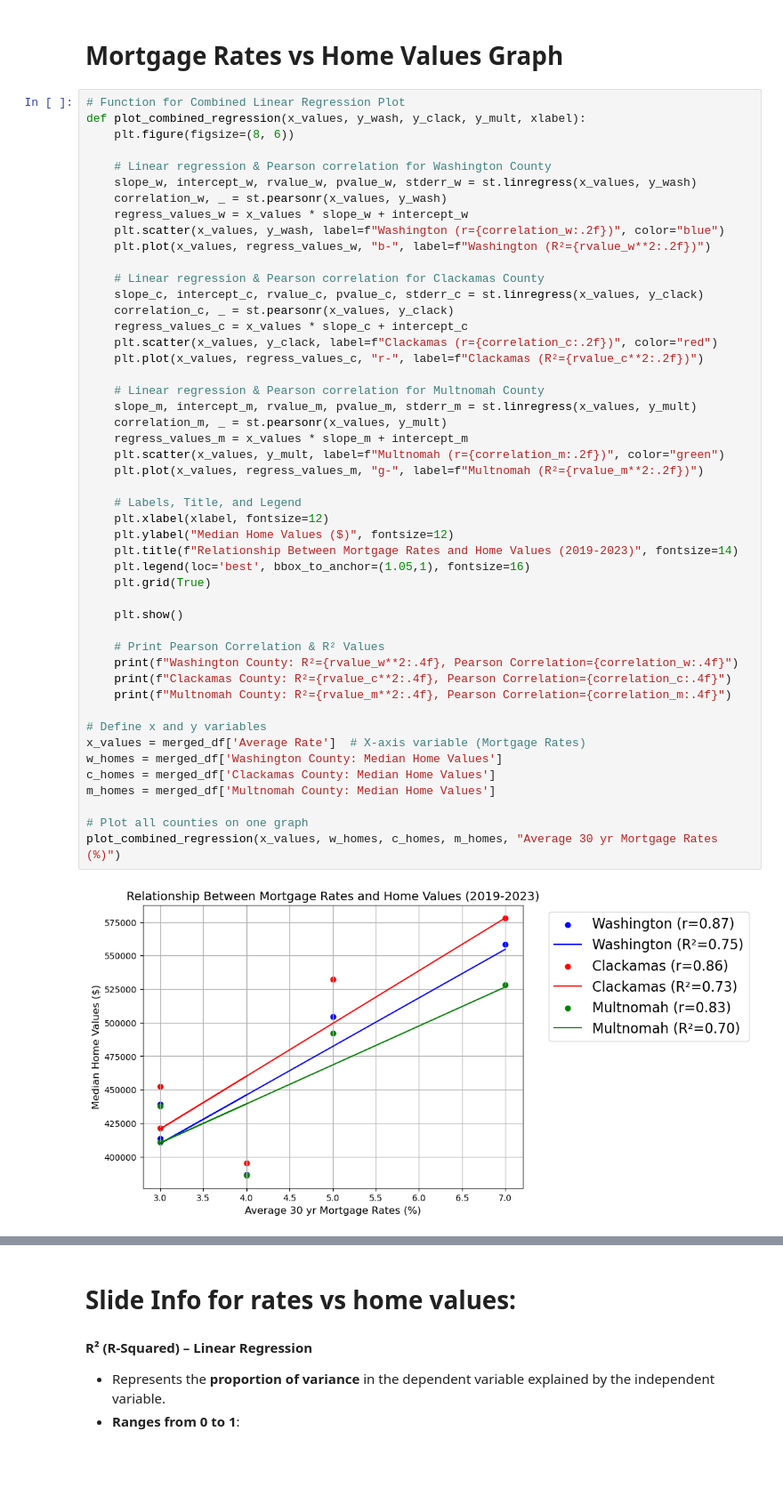
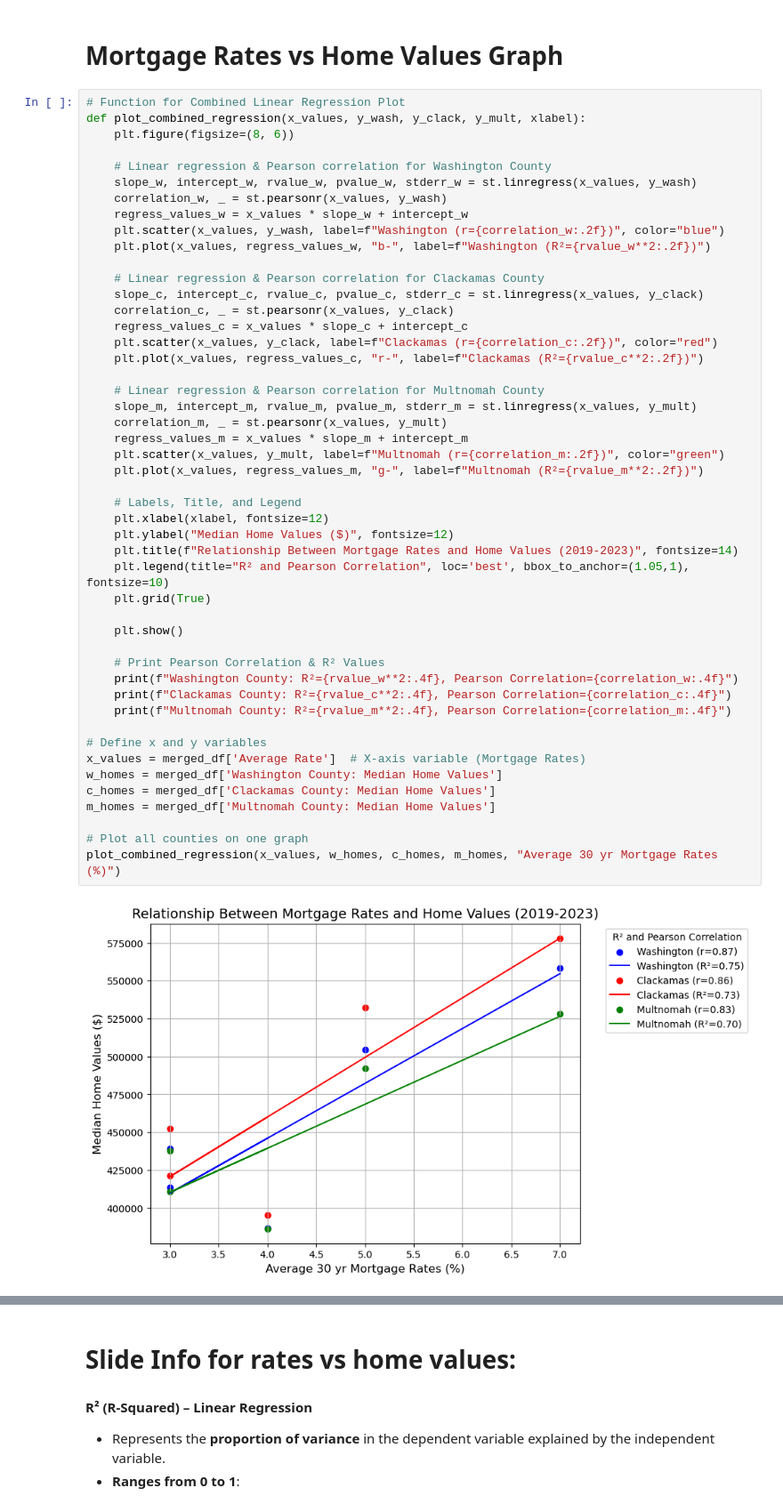
Before and after one commit to Tserrof7/Portland-Housing-Prices-Affordability-Project, a Jupyter notebook: New_Data/megan.ipynb, the cells around one changed output, grey strips where cells are left out. Shown at 89% size. Saved outputs shown, nothing was run; the diff lists cells and outputs as text; blank space fills up the shorter version.

Commit message:
Added legends

```diff
--- a/New_Data/megan.ipynb
+++ b/New_Data/megan.ipynb
@@ -38,35 +38,35 @@ def plot_combined_regression(x_values, y_wash, y_clack, y_mult, xlabel):
 
     # Linear regression & Pearson correlation for Multnomah County
     slope_m, intercept_m, rvalue_m, pvalue_m, stderr_m = st.linregress(x_values, y_mult)
     correlation_m, _ = st.pearsonr(x_values, y_mult)
     regress_values_m = x_values * slope_m + intercept_m
     plt.scatter(x_values, y_mult, label=f"Multnomah (r={correlation_m:.2f})", color="green")
     plt.plot(x_values, regress_values_m, "g-", label=f"Multnomah (R²={rvalue_m**2:.2f})")
 
     # Labels, Title, and Legend
     plt.xlabel(xlabel, fontsize=12)
     plt.ylabel("Median Home Values ($)", fontsize=12)
     plt.title(f"Relationship Between Mortgage Rates and Home Values (2019-2023)", fontsize=14)
-    plt.legend(loc='best', bbox_to_anchor=(1.05,1), fontsize=16)
+    plt.legend(title="R² and Pearson Correlation", loc='best', bbox_to_anchor=(1.05,1), fontsize=10)
     plt.grid(True)
 
     plt.show()
 
     # Print Pearson Correlation & R² Values
     print(f"Washington County: R²={rvalue_w**2:.4f}, Pearson Correlation={correlation_w:.4f}")
     print(f"Clackamas County: R²={rvalue_c**2:.4f}, Pearson Correlation={correlation_c:.4f}")
     print(f"Multnomah County: R²={rvalue_m**2:.4f}, Pearson Correlation={correlation_m:.4f}")
 
 # Define x and y variables
 x_values = merged_df['Average Rate']  # X-axis variable (Mortgage Rates)
 w_homes = merged_df['Washington County: Median Home Values']
 c_homes = merged_df['Clackamas County: Median Home Values']
 m_homes = merged_df['Multnomah County: Median Home Values']
 
 # Plot all counties on one graph
 plot_combined_regression(x_values, w_homes, c_homes, m_homes, "Average 30 yr Mortgage Rates (%)")
 # %% [output]
-[figure, old version]
+[figure, new version]
 Washington County: R²=0.7497, Pearson Correlation=0.8659
 Clackamas County: R²=0.7344, Pearson Correlation=0.8570
 Multnomah County: R²=0.6963, Pearson Correlation=0.8344
```
Also changed, not shown: parts of 1 cell of this notebook.
